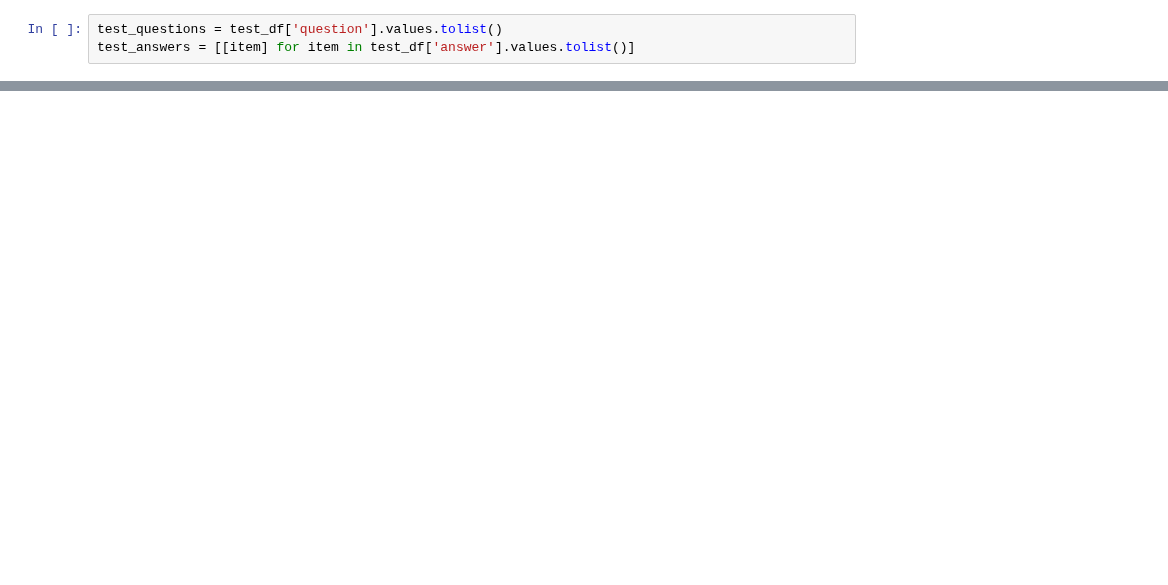
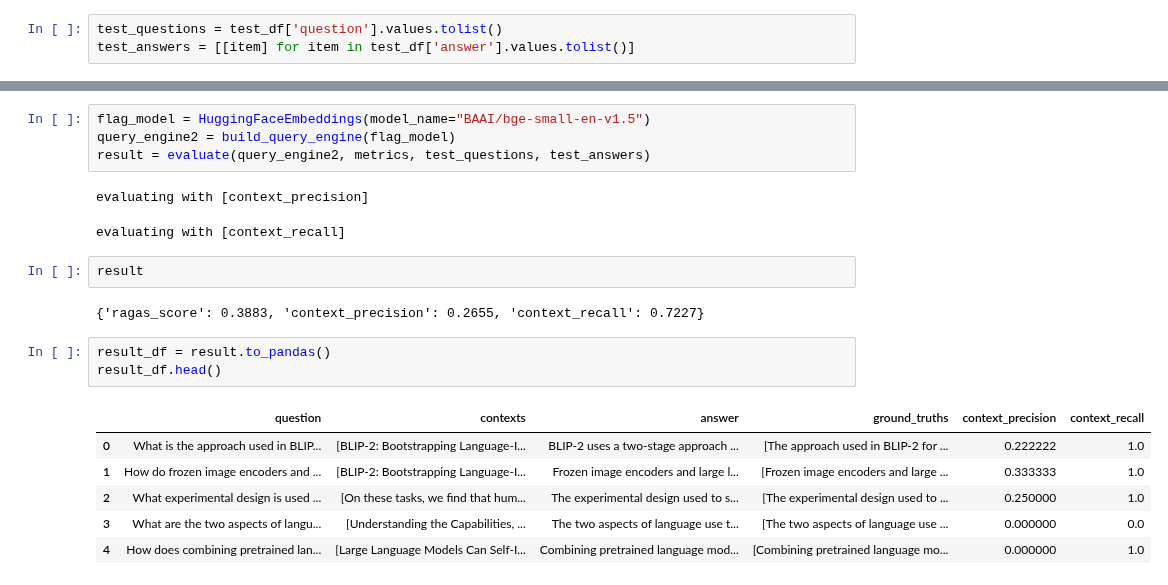
Before and after one commit to explodinggradients/ragas, a Jupyter notebook: docs/OpenAIEmbeddings vs FlagEmbeddings.ipynb, the cells around one changed output, grey strips where cells are left out. Cells and saved outputs as stored; diff of their text form; blank space fills up the shorter version.

```diff
--- a/docs/OpenAIEmbeddings vs FlagEmbeddings.ipynb
+++ b/docs/OpenAIEmbeddings vs FlagEmbeddings.ipynb
@@ -107,0 +144,21 @@ result.to_pandas()
+# %%
+flag_model = HuggingFaceEmbeddings(model_name="BAAI/bge-small-en-v1.5")
+query_engine2 = build_query_engine(flag_model)
+result = evaluate(query_engine2, metrics, test_questions, test_answers)
+# %% [output]
+evaluating with [context_precision]
+evaluating with [context_recall]
+# %%
+result
+# %% [output]
+{'ragas_score': 0.3883, 'context_precision': 0.2655, 'context_recall': 0.7227}
+# %%
+result_df = result.to_pandas()
+result_df.head()
+# %% [output]
+|  | question | contexts | answer | ground_truths | context_precision | context_recall |
+| 0 | What is the approach used in BLIP... | [BLIP-2: Bootstrapping Language-I... | BLIP-2 uses a two-stage approach ... | [The approach used in BLIP-2 for ... | 0.222222 | 1.0 |
+| 1 | How do frozen image encoders and ... | [BLIP-2: Bootstrapping Language-I... | Frozen image encoders and large l... | [Frozen image encoders and large ... | 0.333333 | 1.0 |
+| 2 | What experimental design is used ... | [On these tasks, we find that hum... | The experimental design used to s... | [The experimental design used to ... | 0.250000 | 1.0 |
+| 3 | What are the two aspects of langu... | [Understanding the Capabilities, ... | The two aspects of language use t... | [The two aspects of language use ... | 0.000000 | 0.0 |
+| 4 | How does combining pretrained lan... | [Large Language Models Can Self-I... | Combining pretrained language mod... | [Combining pretrained language mo... | 0.000000 | 1.0 |
```
Also changed, not shown: parts of 29 cells of this notebook.
